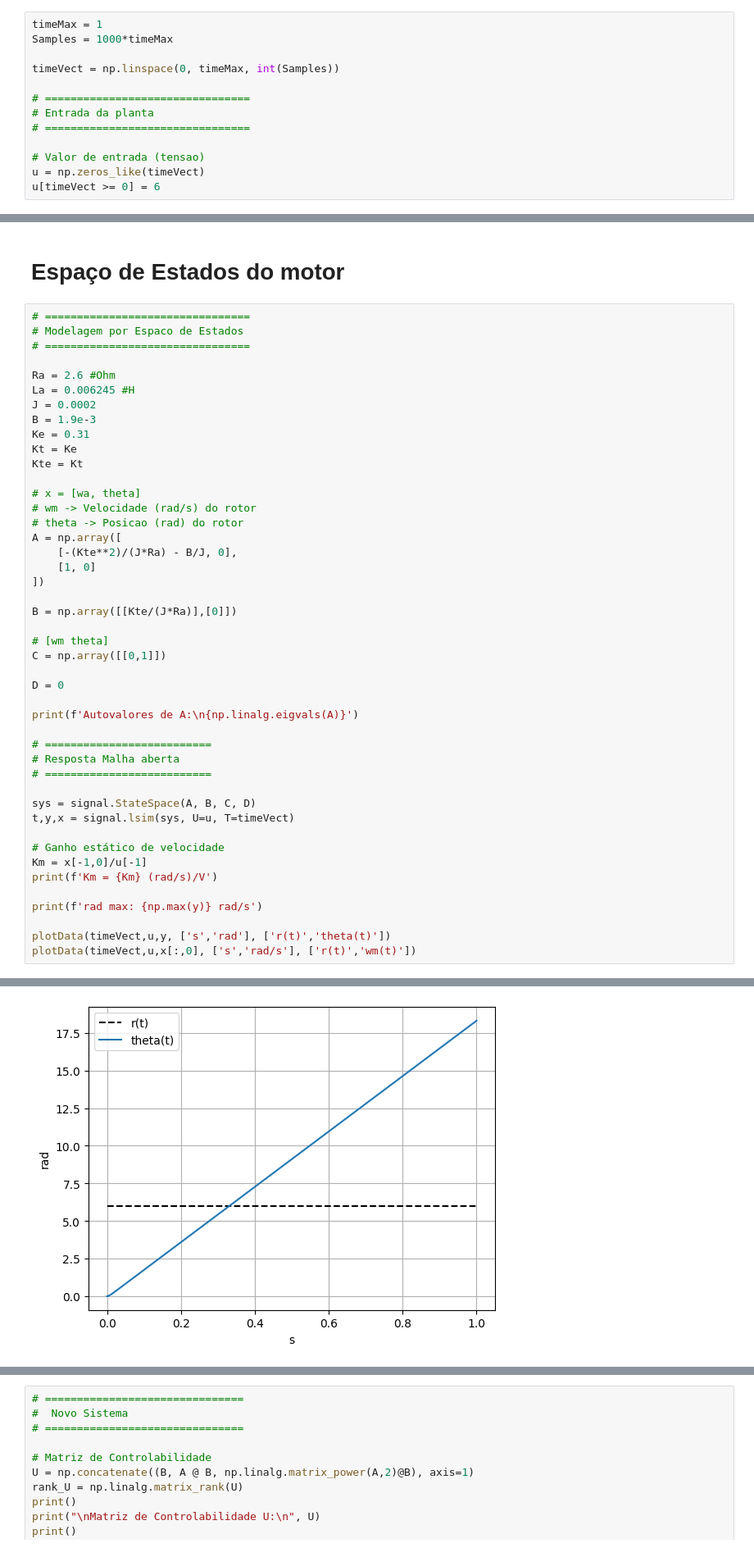
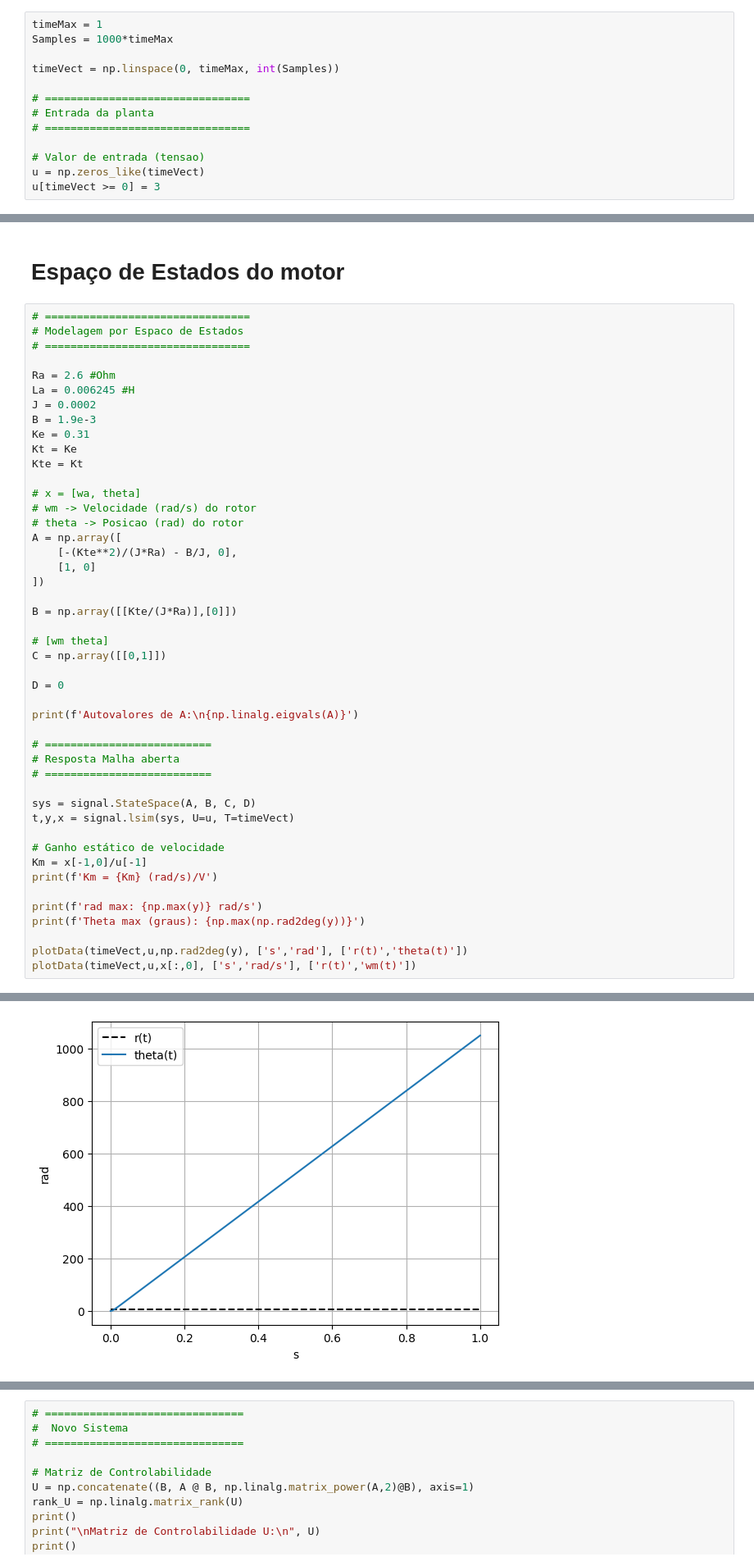
Before and after one commit to andrevale99/FMPSE_EGM0017, a Jupyter notebook: ControleSS/main.ipynb, the cells around one changed output, grey strips where cells are left out. Shown at 82% size. Cells and saved outputs as stored; diff of their text form.

```diff
--- a/ControleSS/main.ipynb
+++ b/ControleSS/main.ipynb
@@ -38,7 +38,7 @@ timeVect = np.linspace(0, timeMax, int(Samples))
 
 # Valor de entrada (tensao)
 u = np.zeros_like(timeVect)
-u[timeVect >= 0] = 6
+u[timeVect >= 0] = 3
 # %% [markdown]
 # Parâmetros de Projeto
 # %%
@@ -108,8 +108,9 @@ Km = x[-1,0]/u[-1]
 print(f'Km = {Km} (rad/s)/V')
 
 print(f'rad max: {np.max(y)} rad/s')
+print(f'Theta max (graus): {np.max(np.rad2deg(y))}')
 
-plotData(timeVect,u,y, ['s','rad'], ['r(t)','theta(t)'])
+plotData(timeVect,u,np.rad2deg(y), ['s','rad'], ['r(t)','theta(t)'])
 plotData(timeVect,u,x[:,0], ['s','rad/s'], ['r(t)','wm(t)'])
 # %% [output]
 Autovalores de A:
@@ -119,4 +121,4 @@ rad max: 18.313811890777796 rad/s
-[figure, old version]
+[figure, new version]
 [figure]
 # %%
 # ===============================
```
Also changed, not shown: parts of 1 cell of this notebook.
